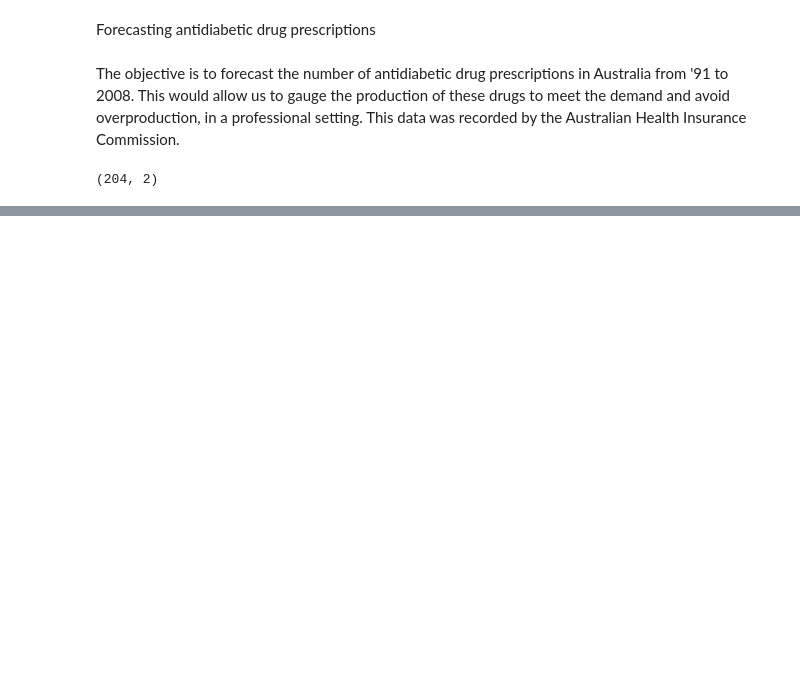
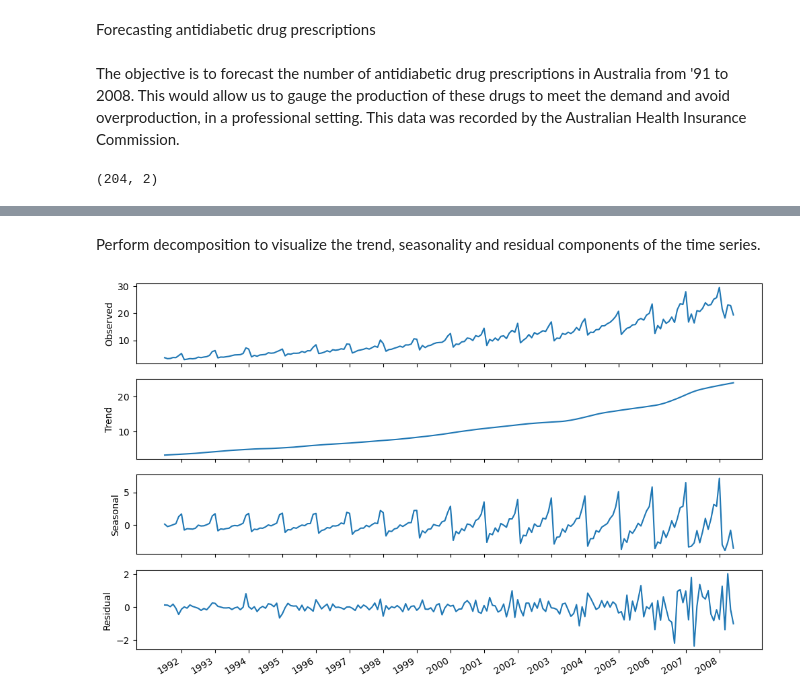
Before and after one commit to Clint-Os/PortfolioProjects, a Jupyter notebook: Forecast antidiabetic drug prescriptions.ipynb, the cells around one changed output, grey strips where cells are left out. Cells and saved outputs as stored; diff of their text form; code cells hidden in the pictures; blank space fills up the shorter version.

```diff
--- a/Forecast antidiabetic drug prescriptions.ipynb
+++ b/Forecast antidiabetic drug prescriptions.ipynb
@@ -32,0 +46,25 @@ df.shape
+# %% [markdown]
+Perform decomposition to visualize the trend, seasonality and residual components of the time series.
+# %%
+decomposition = STL(df.y, period=12).fit() #set the period to 12 since we have monthly data. Col y has the prescriptions
+
+fig, (ax1, ax2,ax3,ax4) = plt.subplots(4, 1, figsize=(12,8), sharex=True)
+
+ax1.plot(decomposition.observed)
+ax1.set_ylabel('Observed')
+
+ax2.plot(decomposition.trend)
+ax2.set_ylabel('Trend')
+
+ax3.plot(decomposition.seasonal)
+ax3.set_ylabel('Seasonal')
+
+ax4.plot(decomposition.resid)
+ax4.set_ylabel('Residual')
+
+plt.xticks(np.arange(6,203,12), np.arange(1992,2009,1))
+
+fig.autofmt_xdate()
+plt.show()
+# %% [output]
+[figure, added]
```
Also changed, not shown: parts of 29 cells of this notebook.
